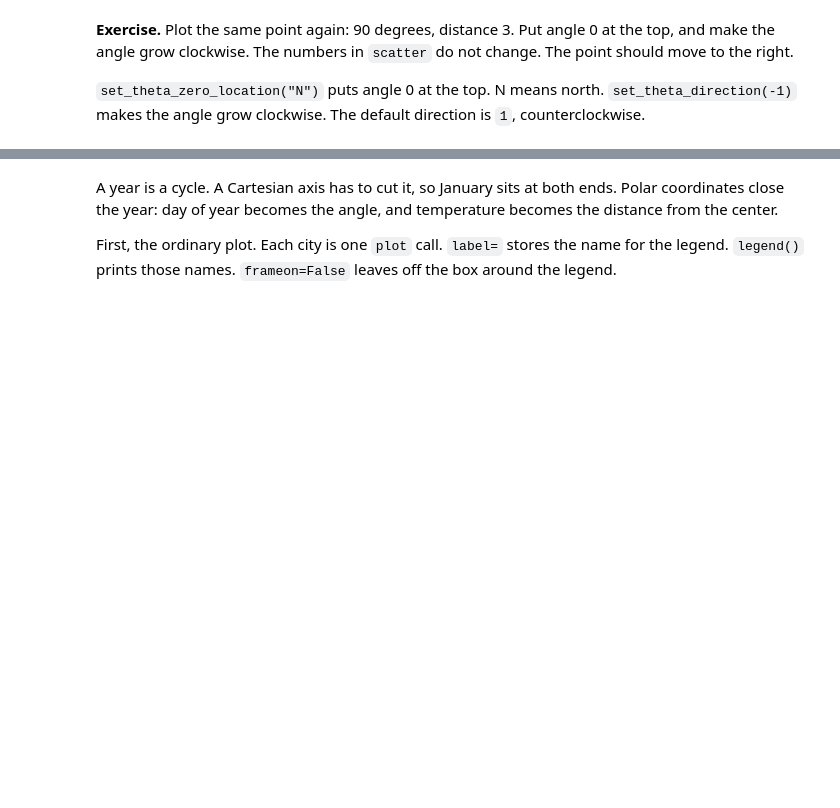
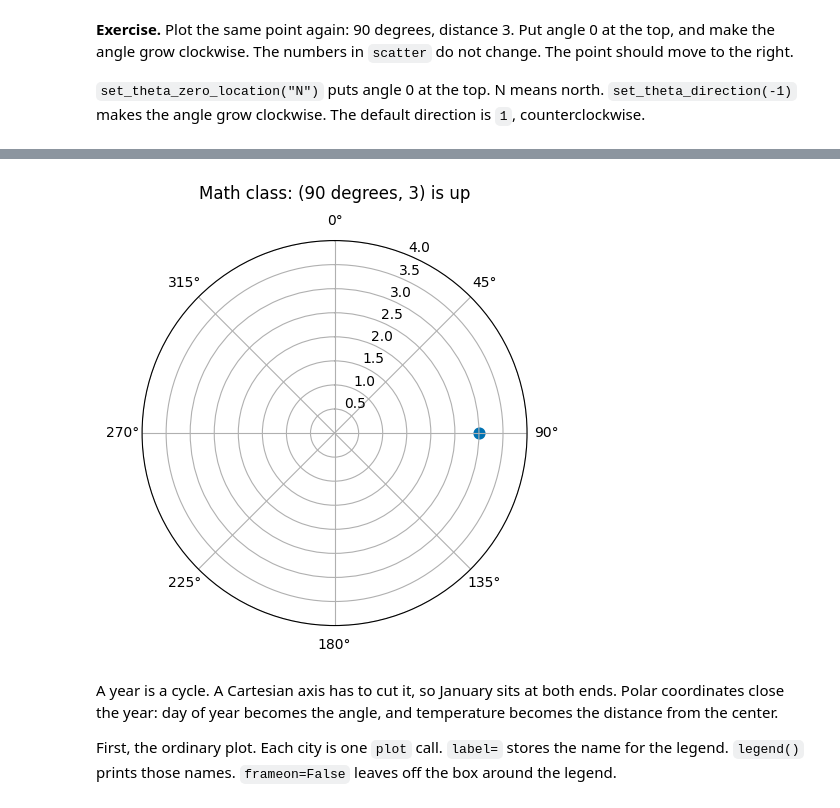
Before and after one commit to Alissa-Ouspen/data110_alissa, a Jupyter notebook: week4/Week4_Assign_coord_sys_axes_Alissa.ipynb, the cells around one changed output, grey strips where cells are left out. Cells and saved outputs as stored; diff of their text form; code cells hidden in the pictures; blank space fills up the shorter version.

```diff
--- a/week4/Week4_Assign_coord_sys_axes_Alissa.ipynb
+++ b/week4/Week4_Assign_coord_sys_axes_Alissa.ipynb
@@ -532,3 +531,20 @@ Write your code in the next cell, then run it. This notebook does not include th
+# %%
+# add_subplot(projection="polar") adds round axes.
+# On round axes, scatter's 1st list is the angle and the 2nd is the distance.
+fig = plt.figure(figsize = (5, 5))
+ax = fig.add_subplot(projection = "polar")
+
+ax.set_theta_zero_location("N")  #puts angle 0 at the top. N means north.
+
+ax.set_theta_direction(-1)  #makes the angle grow clockwise.
+# The default direction is 1, counterclockwise
+
+ax.scatter([np.pi / 2], [3], s = 60, color=BLUE)
+ax.set_ylim(0, 4)  # distance axis, from the center out to 4
+ax.set_title("Math class: (90 degrees, 3) is up", pad = 30)
+plt.show()
+# %% [output]
+[figure, added]
 # %% [markdown]
 A year is a cycle. A Cartesian axis has to cut it, so January sits at both ends. Polar coordinates close the year: day of year becomes the angle, and temperature becomes the distance from the center.
 
```
Also changed, not shown: parts of 14 cells of this notebook.
